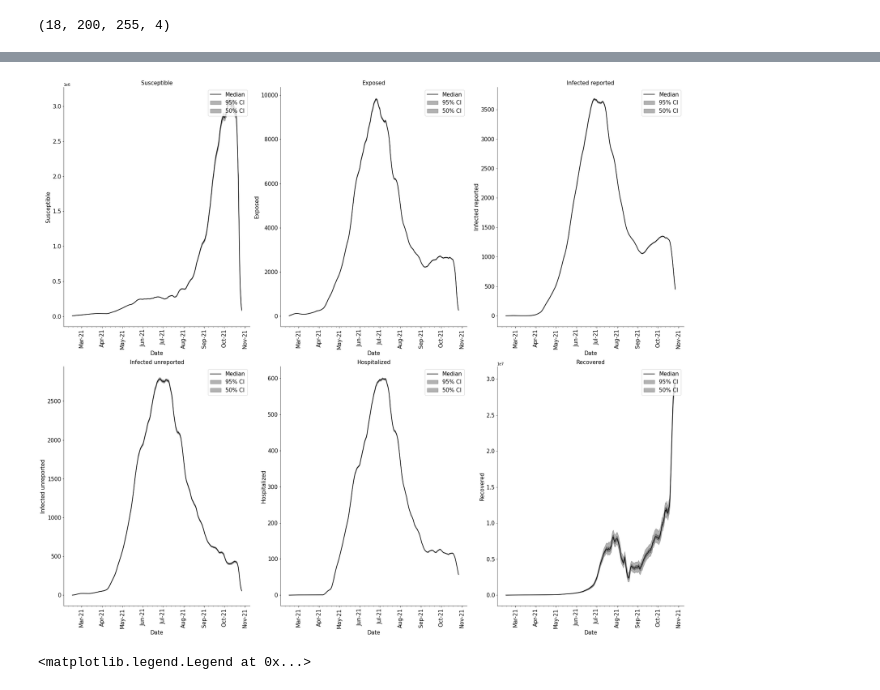
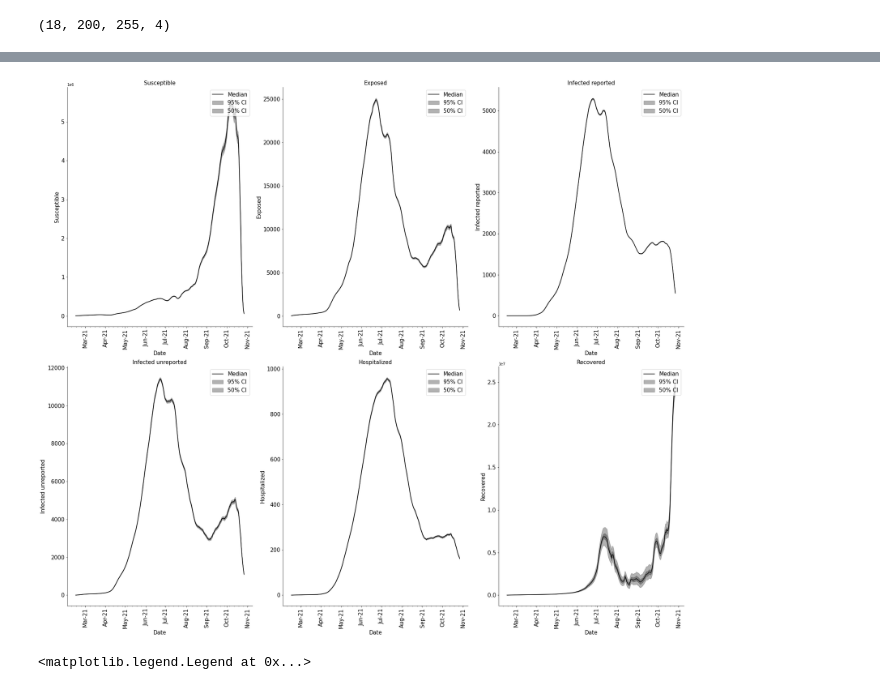
Before and after one commit to Juanmontenegro99/Covid19_Agg, a Jupyter notebook: models/inference_agg_vaccines_model.ipynb, the cells around one changed output, grey strips where cells are left out. Drawn from its saved outputs; the diff is of its cells as text; code cells hidden in the pictures.

```diff
--- a/models/inference_agg_vaccines_model.ipynb
+++ b/models/inference_agg_vaccines_model.ipynb
@@ -22,7 +22,7 @@ sys.path.insert(0, '..')
 from functions.adjust_cases_functions import prepare_cases, smooth_1d
 # %%
 # read population
-pop        = 49263774.0
+pop        = 40000000.0
 
 
 # read cases by age without filtering
@@ -87,6 +87,9 @@ ifr = np.exp([fitted_ifr[0:6].mean(),fitted_ifr[6:11].mean(),fitted_ifr[11:16].m
        fitted_ifr[61:66].mean(),fitted_ifr[67:71].mean(),fitted_ifr[71:76].mean(),fitted_ifr[76:].mean()])/100 #%
 
 ifr_m = np.mean(ifr)
-ifr_m
+# ifr_m = 0.01
+iVfr  = 0.0181
+print(ifr_m)
+print(iVfr)
 # %% [output]
 0.007005371509405023
@@ -177,5 +97,5 @@ print(hVfr)
 # %%
-from models_pompAggJ import modelV, init_modelV
+from models_pompAgg import modelV, init_modelV
 
 param_prior_dict  = {}
 param_prior_dict["beta"]  = [0.8, 1.5] #[1, 1.3]#       # Contact rate range
@@ -184,10 +104,6 @@ param_prior_dict["alpha"] = [0.01, 1]#[0.2, 0.3]#         # Report rate range [1
 date_init  = pd.to_datetime("2021-02-15")
 date_end   = pd.to_datetime("2021-10-27")
 
-# dates_week = pd.date_range(start=date_init, end=date_end, freq='1D')
-# dates      = pd.date_range(start=date_init, end=dates_week[-1], freq='1D')
-
-# num_steps = len(dates_week)
 
 lambda_inf    = 1.1
 num_params    = 2
@@ -196,8 +112,8 @@ alpha_mif     = 0.9 # Variance shrinking factor
 num_ensembles = 200
 N             = pop
 Vr           = 0.0023/30
-num_state_vars   = 18
-num_observations = 6
+num_state_vars   = 16
+num_observations = 4
 num_iters_save   = 4
 num_save_iters   = int(num_iters_mif/num_iters_save)
 
@@ -206,16 +122,13 @@ obs_df = bog_cases_df
 obs_df = obs_df.set_index("Dates")
 obs_df  = obs_df.loc[date_init:date_end]
 
-# obs_w_df             = obs_df.resample('W-Sun').sum()
 
 oev_df                     = pd.DataFrame(columns=["Dates", "OEV_confirmed", "OEV_deaths"])
 oev_df["Dates"]            = obs_df.index.values
 oev_df                     = oev_df.set_index("Dates")
 oev_df["OEV_confirmed"]    = np.maximum(1e-4, obs_df["smoothed_I_NV+PD"].values**2/100 )
-oev_df["OEV_hospitalized"] = np.maximum(1e-4, obs_df["smoothed_H_NV+PD"].values**2/100 )
 oev_df["OEV_deaths"]       = np.maximum(25, obs_df["smoothed_M_NV+PD"].values**2/100 )
 oev_df["OEV_confirmedV"]    = np.maximum(1e-4, obs_df["smoothed_InfectadosEsquemaCompleto"].values**2/100 )
-oev_df["OEV_hospitalizedV"] = np.maximum(1e-4, obs_df["smoothed_HospitalizadosEsquemaCompleto"].values**2/100 )
 oev_df["OEV_deathsV"]       = np.maximum(25, obs_df["smoothed_MuertesEsquemaCompleto"].values**2/100 )
 
 dates_assimilation = obs_df.index.get_level_values(0).values
@@ -889,31 +745,31 @@ plt.show()
 # %%
-S_time = np.mean(x_post_all[9,:,:,:], -1)
-E_time = np.mean(x_post_all[10,:,:,:], -1)
-Ir_time = np.mean(x_post_all[11,:,:,:], -1)
-Iu_time = np.mean(x_post_all[12,:,:,:], -1)
-Ih_time = np.mean(x_post_all[13,:,:,:], -1)
-R_time = np.mean(x_post_all[14,:,:,:], -1)
-H_time = np.mean(x_post_all[15,:,:,:], -1)
-C_time = np.mean(x_post_all[16,:,:,:], -1)
-D_time = np.mean(x_post_all[17,:,:,:], -1)
+SV_time = np.mean(x_post_all[8,:,:,:], -1)
+EV_time = np.mean(x_post_all[9,:,:,:], -1)
+IVr_time = np.mean(x_post_all[10,:,:,:], -1)
+IVu_time = np.mean(x_post_all[11,:,:,:], -1)
+IVd_time = np.mean(x_post_all[12,:,:,:], -1)
+RV_time = np.mean(x_post_all[13,:,:,:], -1)
+# H_time = np.mean(x_post_all[15,:,:,:], -1)
+CV_time = np.mean(x_post_all[14,:,:,:], -1)
+DV_time = np.mean(x_post_all[15,:,:,:], -1)
 
-df_S  = create_df_response(S_time, time=num_steps, dates =dates_assimilation)
-df_E  = create_df_response(E_time, time=num_steps, dates =dates_assimilation)
-df_Ir  = create_df_response(Ir_time, time=num_steps, dates =dates_assimilation)
-df_Iu  = create_df_response(Iu_time, time=num_steps, dates =dates_assimilation)
-df_Ih  = create_df_response(Ih_time, time=num_steps, dates =dates_assimilation)
-df_R  = create_df_response(R_time, time=num_steps, dates =dates_assimilation)
-df_H  = create_df_response(C_time, time=num_steps, dates =dates_assimilation)
-df_C  = create_df_response(C_time, time=num_steps, dates =dates_assimilation)
-df_D  = create_df_response(D_time, time=num_steps, dates =dates_assimilation)
+df_SV  = create_df_response(SV_time, time=num_steps, dates =dates_assimilation)
+df_EV  = create_df_response(EV_time, time=num_steps, dates =dates_assimilation)
+df_Ir  = create_df_response(IVr_time, time=num_steps, dates =dates_assimilation)
+df_Iu  = create_df_response(IVu_time, time=num_steps, dates =dates_assimilation)
+df_Id  = create_df_response(IVd_time, time=num_steps, dates =dates_assimilation)
+df_R  = create_df_response(RV_time, time=num_steps, dates =dates_assimilation)
+# df_H  = create_df_response(C_time, time=num_steps, dates =dates_assimilation)
+df_C  = create_df_response(CV_time, time=num_steps, dates =dates_assimilation)
+df_D  = create_df_response(DV_time, time=num_steps, dates =dates_assimilation)
 
 #---------------------------------------------------------------
 
 fig, ax = plt.subplots(2, 3, figsize=(25, 21.6))
 
-ax[0,0].plot(df_S.index.values, df_S["median"], color='k', label='Median')
-ax[0,0].fill_between(df_S.index.values, df_S["high_95"], df_S["low_95"], color='k', alpha=0.3, label='95% CI')
-ax[0,0].fill_between(df_S.index.values, df_S["high_50"], df_S["low_50"], color='k', alpha=0.3, label='50% CI')
+ax[0,0].plot(df_SV.index.values, df_SV["median"], color='k', label='Median')
+ax[0,0].fill_between(df_SV.index.values, df_SV["high_95"], df_SV["low_95"], color='k', alpha=0.3, label='95% CI')
+ax[0,0].fill_between(df_SV.index.values, df_SV["high_50"], df_SV["low_50"], color='k', alpha=0.3, label='50% CI')
 
 #sns.barplot(data=df_response, x='date', y='valuye')
 
@@ -933,9 +789,9 @@ plt.tight_layout()
 
 #---------------------------------------------------------------
 
-ax[0,1].plot(df_E.index.values, df_E["median"], color='k', label='Median')
-ax[0,1].fill_between(df_E.index.values, df_E["high_95"], df_E["low_95"], color='k', alpha=0.3, label='95% CI')
-ax[0,1].fill_between(df_E.index.values, df_E["high_50"], df_E["low_50"], color='k', alpha=0.3, label='50% CI')
+ax[0,1].plot(df_EV.index.values, df_EV["median"], color='k', label='Median')
+ax[0,1].fill_between(df_EV.index.values, df_EV["high_95"], df_EV["low_95"], color='k', alpha=0.3, label='95% CI')
+ax[0,1].fill_between(df_EV.index.values, df_EV["high_50"], df_EV["low_50"], color='k', alpha=0.3, label='50% CI')
 
 #sns.barplot(data=df_response, x='date', y='valuye')
 
@@ -999,9 +855,9 @@ plt.tight_layout()
 
 #---------------------------------------------------------------
 
-ax[1,1].plot(df_Ih.index.values, df_Ih["median"], color='k', label='Median')
-ax[1,1].fill_between(df_Ih.index.values, df_Ih["high_95"], df_Ih["low_95"], color='k', alpha=0.3, label='95% CI')
-ax[1,1].fill_between(df_Ih.index.values, df_Ih["high_50"], df_Ih["low_50"], color='k', alpha=0.3, label='50% CI')
+ax[1,1].plot(df_Id.index.values, df_Id["median"], color='k', label='Median')
+ax[1,1].fill_between(df_Id.index.values, df_Id["high_95"], df_Id["low_95"], color='k', alpha=0.3, label='95% CI')
+ax[1,1].fill_between(df_Id.index.values, df_Id["high_50"], df_Id["low_50"], color='k', alpha=0.3, label='50% CI')
 
 #sns.barplot(data=df_response, x='date', y='valuye')
 
@@ -1016,34 +872,34 @@ ax[1,1].tick_params( which='both', axis='x', labelrotation=90, labelsize=15)
 ax[1,1].set_xlabel("Date", fontsize=15)
 ax[1,1].set_ylabel("Hospitalized", fontsize=15)
 ax[1,1].set_title("Hospitalized", fontsize=15)
 ax[1,1].legend(fontsize=15, loc='upper right')
 plt.tight_layout()
 
 #---------------------------------------------------------------
 
 ax[1,2].plot(df_R.index.values, df_R["median"], color='k', label='Median')
 ax[1,2].fill_between(df_R.index.values, df_R["high_95"], df_R["low_95"], color='k', alpha=0.3, label='95% CI')
 ax[1,2].fill_between(df_R.index.values, df_R["high_50"], df_R["low_50"], color='k', alpha=0.3, label='50% CI')
 
 #sns.barplot(data=df_response, x='date', y='valuye')
 
 ax[1,2].xaxis.set_major_locator(mdates.MonthLocator())
 ax[1,2].xaxis.set_major_formatter(mdates.DateFormatter('%b-%y'))
 ax[1,2].xaxis.set_minor_locator(mdates.WeekdayLocator())
 ax[1,2].tick_params( which='both', axis='both', labelsize=15)
 ax[1,2].spines['right'].set_visible(False)
 ax[1,2].spines['top'].set_visible(False)
 
 ax[1,2].tick_params( which='both', axis='x', labelrotation=90, labelsize=15)
 ax[1,2].set_xlabel("Date", fontsize=15)
 ax[1,2].set_ylabel("Recovered", fontsize=15)
 ax[1,2].set_title("Recovered", fontsize=15)
 ax[1,2].legend(fontsize=15, loc='upper right')
 plt.tight_layout()
 
 plt.show()
 # %% [output]
-[figure, old version]
+[figure, new version]
 # %%
 Rt_age = np.zeros((200,345))
 beta_time = param_time[0,:,:]
```
Also changed, not shown: parts of 21 cells of this notebook, 7 other files.
